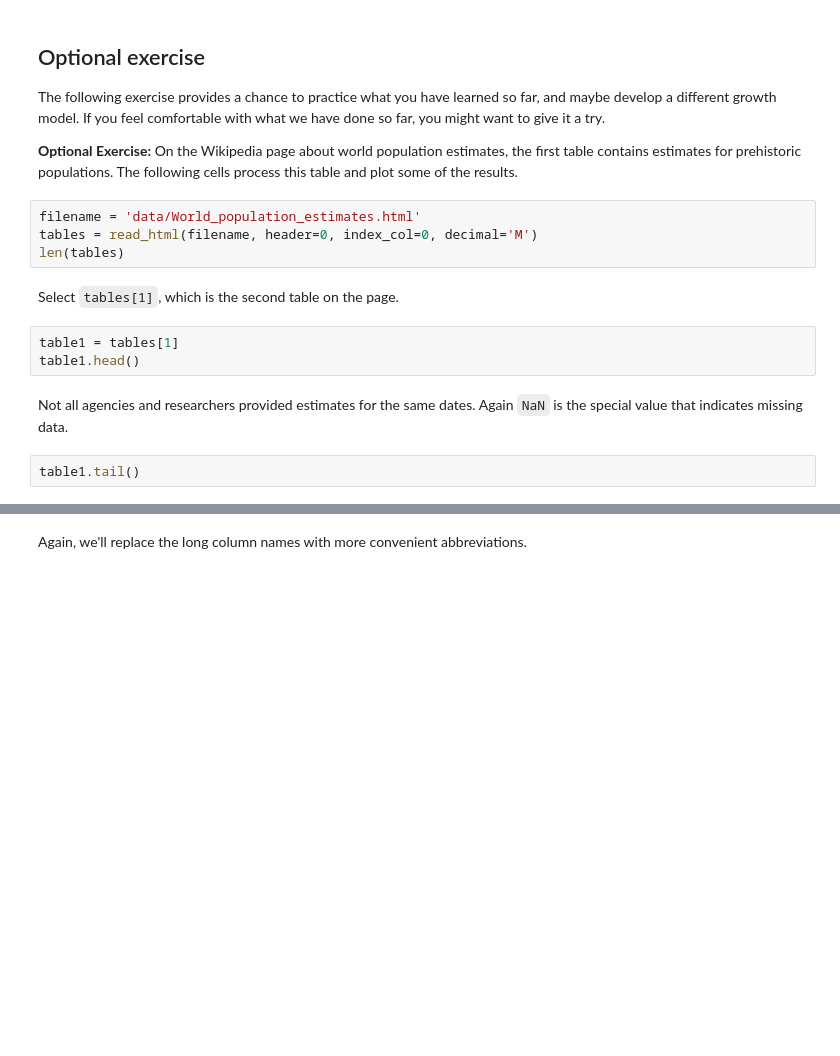
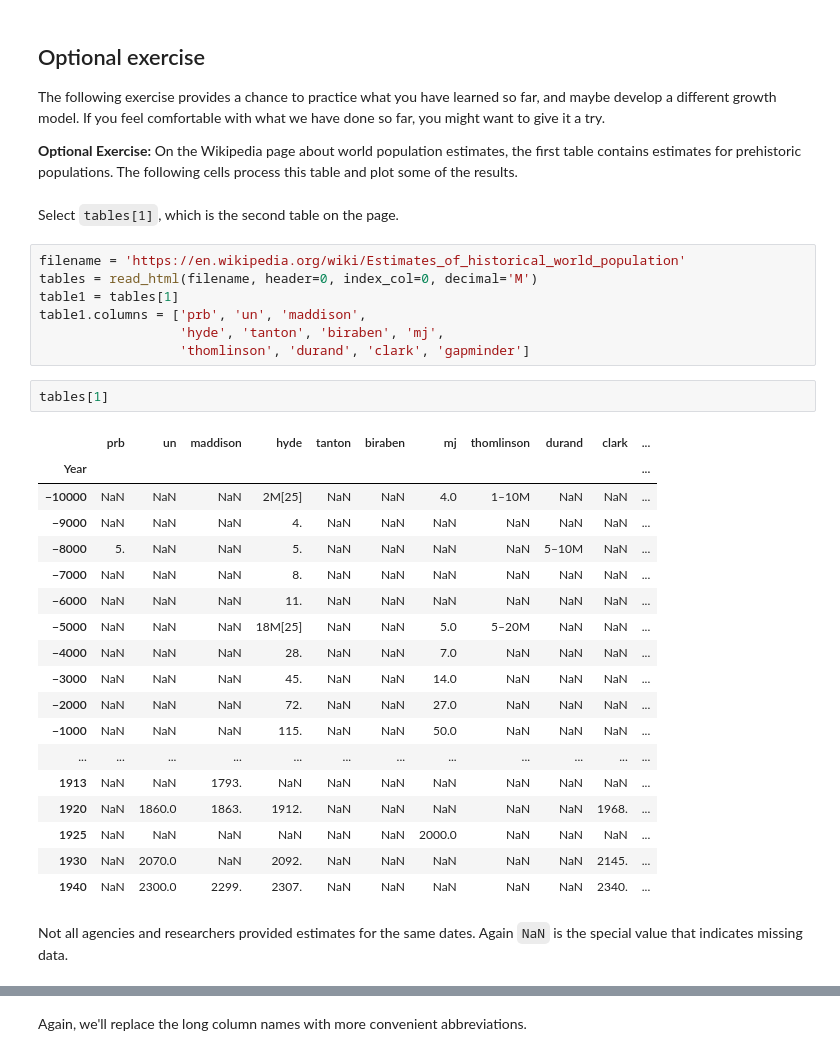
Before and after one commit to SamReeves/604, a Jupyter notebook: w5/chap10.ipynb, the cells around one changed output, grey strips where cells are left out. Saved outputs shown, nothing was run; the diff lists cells and outputs as text; blank space fills up the shorter version.

```diff
--- a/w5/chap10.ipynb
+++ b/w5/chap10.ipynb
@@ -87,16 +160,35 @@ type(census.values)
 The following exercise provides a chance to practice what you have learned so far, and maybe develop a different growth model.  If you feel comfortable with what we have done so far, you might want to give it a try.
 
 **Optional Exercise:** On the Wikipedia page about world population estimates, the first table contains estimates for prehistoric populations.  The following cells process this table and plot some of the results.
-# %%
-filename = 'data/World_population_estimates.html'
-tables = read_html(filename, header=0, index_col=0, decimal='M')
-len(tables)
 # %% [markdown]
 Select `tables[1]`, which is the second table on the page.
-# %%
-table1 = tables[1]
-table1.head()
+# %%
+filename = 'https://en.wikipedia.org/wiki/Estimates_of_historical_world_population'
+tables = read_html(filename, header=0, index_col=0, decimal='M')
+table1 = tables[1]
+table1.columns = ['prb', 'un', 'maddison',
+                  'hyde', 'tanton', 'biraben', 'mj',
+                  'thomlinson', 'durand', 'clark', 'gapminder']
+# %%
+tables[1]
+# %% [output]
+|  | prb | un | maddison | hyde | tanton | biraben | mj | thomlinson | durand | clark | ... |
+| Year |  |  |  |  |  |  |  |  |  |  | ... |
+| −10000 | NaN | NaN | NaN | 2M[25] | NaN | NaN | 4.0 | 1–10M | NaN | NaN | ... |
+| −9000 | NaN | NaN | NaN | 4. | NaN | NaN | NaN | NaN | NaN | NaN | ... |
+| −8000 | 5. | NaN | NaN | 5. | NaN | NaN | NaN | NaN | 5–10M | NaN | ... |
+| −7000 | NaN | NaN | NaN | 8. | NaN | NaN | NaN | NaN | NaN | NaN | ... |
+| −6000 | NaN | NaN | NaN | 11. | NaN | NaN | NaN | NaN | NaN | NaN | ... |
+| −5000 | NaN | NaN | NaN | 18M[25] | NaN | NaN | 5.0 | 5–20M | NaN | NaN | ... |
+| −4000 | NaN | NaN | NaN | 28. | NaN | NaN | 7.0 | NaN | NaN | NaN | ... |
+| −3000 | NaN | NaN | NaN | 45. | NaN | NaN | 14.0 | NaN | NaN | NaN | ... |
+| −2000 | NaN | NaN | NaN | 72. | NaN | NaN | 27.0 | NaN | NaN | NaN | ... |
+| −1000 | NaN | NaN | NaN | 115. | NaN | NaN | 50.0 | NaN | NaN | NaN | ... |
+| ... | ... | ... | ... | ... | ... | ... | ... | ... | ... | ... | ... |
+| 1913 | NaN | NaN | 1793. | NaN | NaN | NaN | NaN | NaN | NaN | NaN | ... |
+| 1920 | NaN | 1860.0 | 1863. | 1912. | NaN | NaN | NaN | NaN | NaN | 1968. | ... |
+| 1925 | NaN | NaN | NaN | NaN | NaN | NaN | 2000.0 | NaN | NaN | NaN | ... |
+| 1930 | NaN | 2070.0 | NaN | 2092. | NaN | NaN | NaN | NaN | NaN | 2145. | ... |
+| 1940 | NaN | 2300.0 | 2299. | 2307. | NaN | NaN | NaN | NaN | NaN | 2340. | ... |
 # %% [markdown]
 Not all agencies and researchers provided estimates for the same dates.  Again `NaN` is the special value that indicates missing data.
-# %%
-table1.tail()
```
Also changed, not shown: parts of 27 cells of this notebook, 2 other files.
